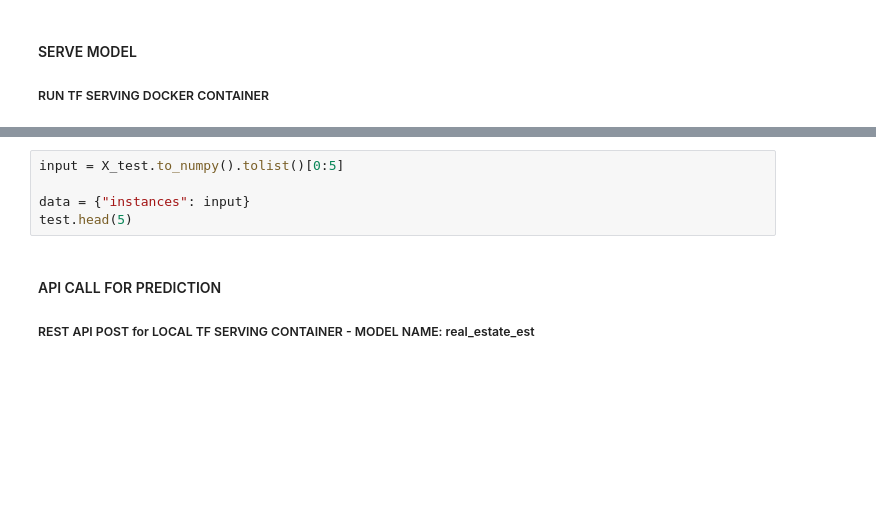
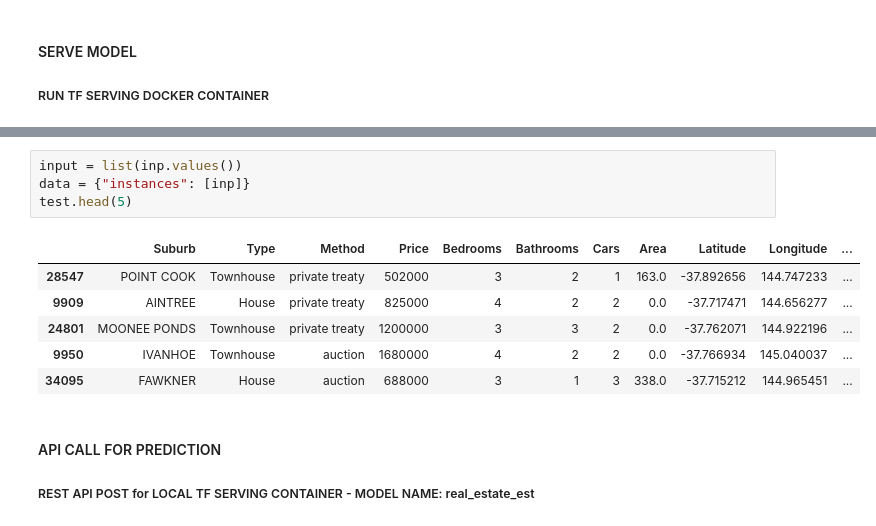
Before and after one commit to think-circle/MLrealestate, a Jupyter notebook: Price Estimator Keras Preprocessing.ipynb, the cells around one changed output, grey strips where cells are left out. Drawn from its saved outputs; the diff is of its cells as text; blank space fills up the shorter version.

```diff
--- a/Price Estimator Keras Preprocessing.ipynb
+++ b/Price Estimator Keras Preprocessing.ipynb
@@ -344,8 +316,14 @@ container.exec_run('tensorflow_model_server --rest_api_port=8601 --model_name=re
 # %%
-input = X_test.to_numpy().tolist()[0:5]
-
-data = {"instances": input}
+input = list(inp.values())
+data = {"instances": [inp]}
 test.head(5)
+# %% [output]
+|  | Suburb | Type | Method | Price | Bedrooms | Bathrooms | Cars | Area | Latitude | Longitude | ... |
+| 28547 | POINT COOK | Townhouse | private treaty | 502000 | 3 | 2 | 1 | 163.0 | -37.892656 | 144.747233 | ... |
+| 9909 | AINTREE | House | private treaty | 825000 | 4 | 2 | 2 | 0.0 | -37.717471 | 144.656277 | ... |
+| 24801 | MOONEE PONDS | Townhouse | private treaty | 1200000 | 3 | 3 | 2 | 0.0 | -37.762071 | 144.922196 | ... |
+| 9950 | IVANHOE | Townhouse | auction | 1680000 | 4 | 2 | 2 | 0.0 | -37.766934 | 145.040037 | ... |
+| 34095 | FAWKNER | House | auction | 688000 | 3 | 1 | 3 | 338.0 | -37.715212 | 144.965451 | ... |
 # %% [markdown]
 <h4> API CALL FOR PREDICTION</h4>
 <h5>  REST API POST for LOCAL TF SERVING CONTAINER - MODEL NAME: real_estate_est</h5>
```
Also changed, not shown: parts of 25 cells of this notebook, 27 other files.
